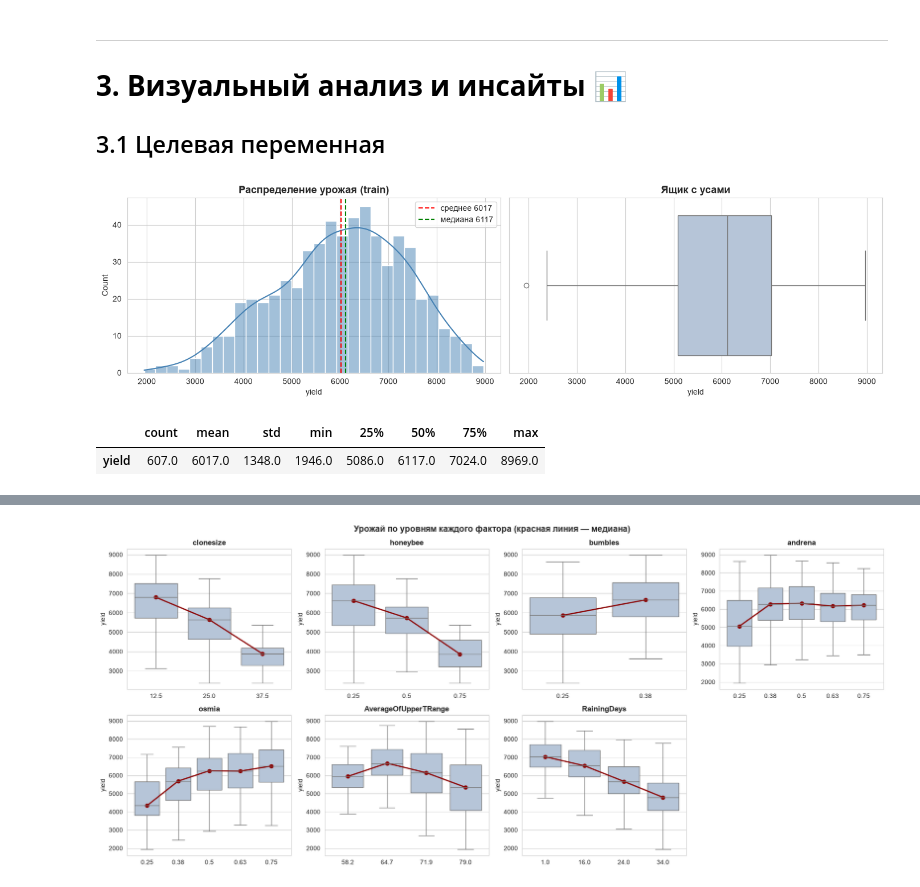
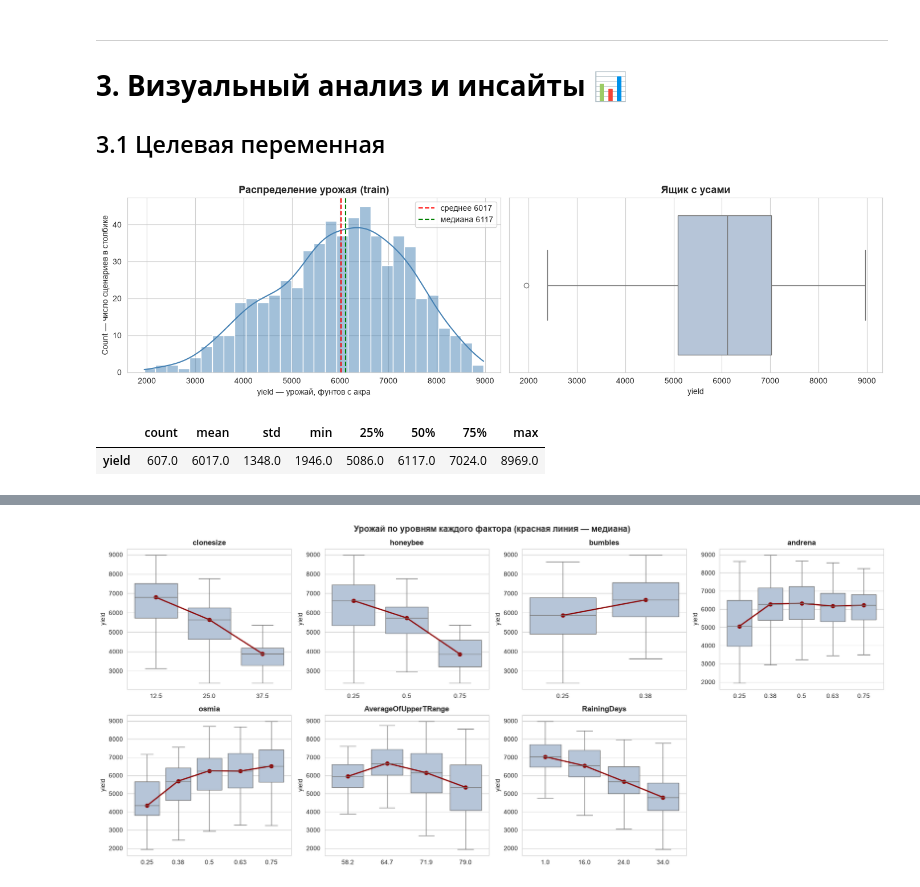
Before and after one commit to matveyyaros/Project-activities-case-9, a Jupyter notebook: notebooks/03_features_preprocessing.ipynb, the cells around one changed output, grey strips where cells are left out. Cells and saved outputs as stored; diff of their text form; code cells hidden in the pictures.

Commit message:
Тетрадка 03: пояснение к графикам 3.1 (Count, KDE, ящик с усами, describe)
Co-Authored-By: Claude Opus 5.5 <noreply@anthropic.com>

```diff
--- a/notebooks/03_features_preprocessing.ipynb
+++ b/notebooks/03_features_preprocessing.ipynb
@@ -219,17 +219,19 @@ print(f"Обучение: {len(train)} строк | Тест: {len(test)} стр
 # %%
 fig, axes = plt.subplots(1, 2, figsize=(14, 4))
 sns.histplot(y, bins=30, kde=True, color="steelblue", ax=axes[0])
 axes[0].axvline(y.mean(), color="red", linestyle="--", label=f"среднее {y.mean():.0f}")
 axes[0].axvline(y.median(), color="green", linestyle="--", label=f"медиана {y.median():.0f}")
 axes[0].set_title("Распределение урожая (train)", fontsize=13, fontweight="bold")
+axes[0].set_ylabel("Count — число сценариев в столбике")
+axes[0].set_xlabel("yield — урожай, фунтов с акра")
 axes[0].legend()
 sns.boxplot(x=y, color="lightsteelblue", ax=axes[1])
 axes[1].set_title("Ящик с усами", fontsize=13, fontweight="bold")
 plt.tight_layout()
 plt.show()
 y.describe().round(0).to_frame().T
 # %% [output]
-[figure, old version]
+[figure, new version]
 |  | count | mean | std | min | 25% | 50% | 75% | max |
 | yield | 607.0 | 6017.0 | 1348.0 | 1946.0 | 5086.0 | 6117.0 | 7024.0 | 8969.0 |
 # %% [markdown]
```
Also changed, not shown: parts of 1 cell of this notebook.
